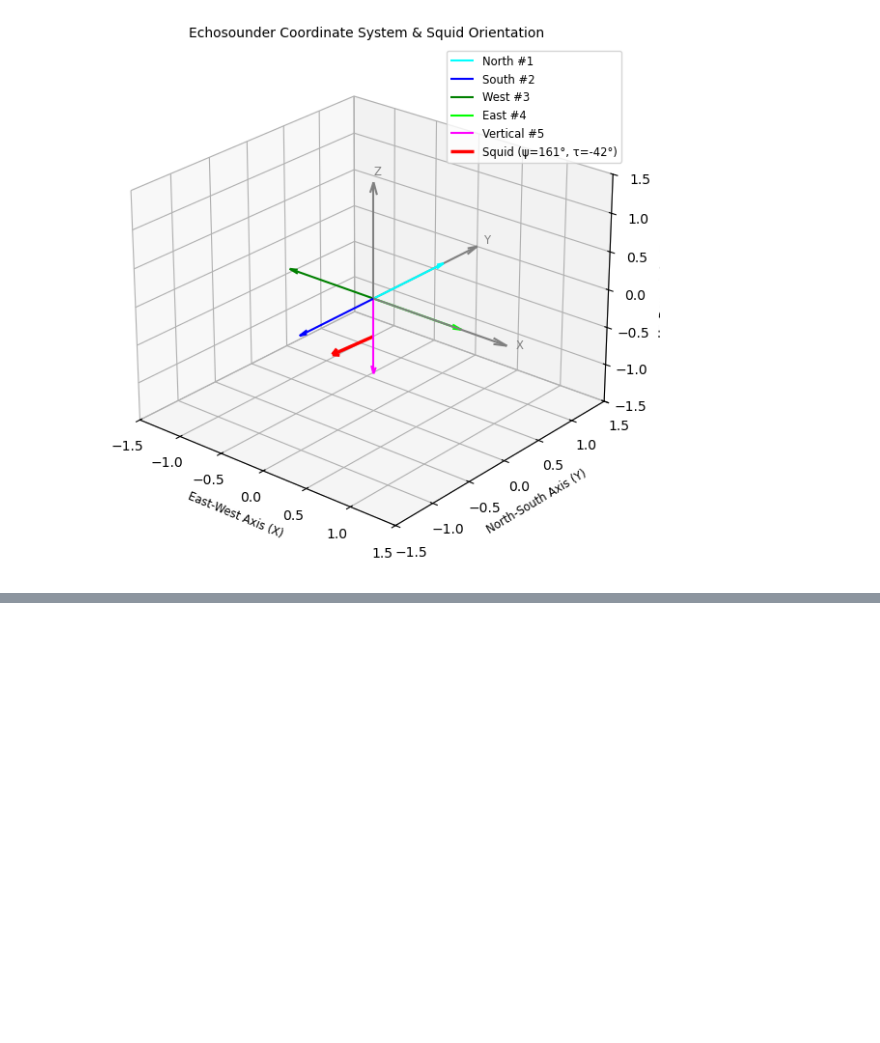
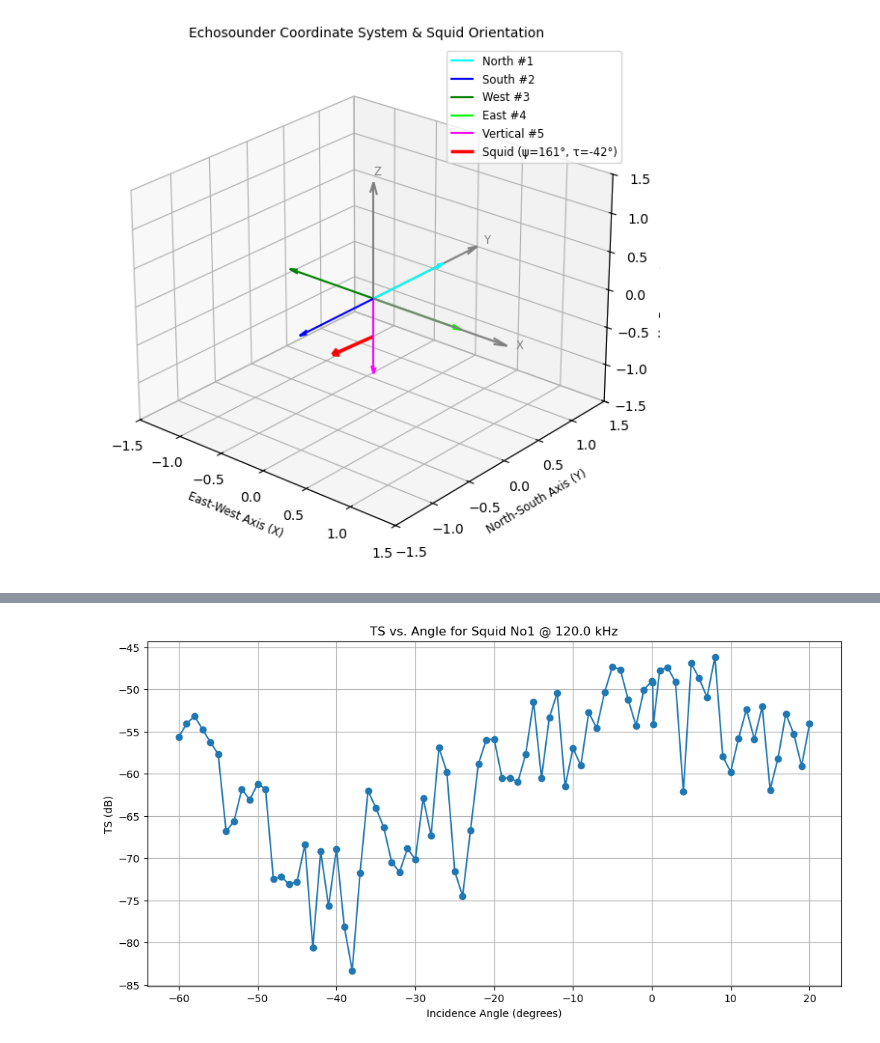
Before and after one commit to jfshanghai/5BTSS, a Jupyter notebook: processing.ipynb, the cells around one changed output, grey strips where cells are left out. Cells and saved outputs as stored; diff of their text form; code cells hidden in the pictures; blank space fills up the shorter version.

```diff
--- a/processing.ipynb
+++ b/processing.ipynb
@@ -429,0 +646,98 @@ AttributeError: 'SquidAngleGUI' object has no attribute 'tau_label'. Did you mea
+# %%
+import xarray as xr
+import matplotlib.pyplot as plt
+import numpy as np
+
+def analyze_and_plot():
+    """
+    加载和分析由 process_ts_data.py 脚本生成的 processed_squid_ts.nc 文件，
+    并生成三个示例图表。
+    """
+    try:
+        file_path = 'processed_squid_ts.nc'
+        ds = xr.open_dataset(file_path)
+    except FileNotFoundError:
+        print(f"错误: 未找到文件 '{file_path}'。")
+        print("请先运行 'process_ts_data.py' 来生成该文件。")
+        return
+
+    # --- 1. 打印NetCDF数据结构 ---
+    print("--- 数据集结构预览 ---")
+    print(ds)
+    print("\n" + "="*50 + "\n")
+
+    # --- 2. 绘图示例 A: TS vs. 入射角 ---
+    print("正在生成图表1: TS vs. Angle...")
+    try:
+        SQUID_ID_A = 'No1'
+        SYSTEM_FREQ_A = 120
+        TARGET_FREQ_A = 120
+
+        # 先精确匹配字符串维度，再对数值维度用 nearest
+        ts_data_A = (
+            ds['TS']
+            .sel(squid_id=SQUID_ID_A, system_freq=SYSTEM_FREQ_A)
+            .sel(frequency=TARGET_FREQ_A, method='nearest')
+            .sortby('angle')
+        )
+
+        plt.figure(figsize=(12, 6))
+        ts_data_A.plot.line(x='angle', marker='o', linestyle='-')
+        plt.title(f'TS vs. Angle for Squid {SQUID_ID_A} @ {ts_data_A.frequency.item():.1f} kHz')
+        plt.xlabel('Incidence Angle (degrees)')
+        plt.ylabel('TS (dB)')
+        plt.grid(True)
+        plt.show()
+    except Exception as e:
+        print(f"绘制图表1时出错: {e}")
+
+    # --- 3. 绘图示例 B: TS vs. 频率 (频率响应) ---
+    print("正在生成图表2: TS vs. Frequency...")
+    try:
+        SQUID_ID_B = 'No1'
+        SYSTEM_FREQ_B = 120
+        TARGET_ANGLE_B = 0
+
+        ts_data_B = (
+            ds['TS']
+            .sel(squid_id=SQUID_ID_B, system_freq=SYSTEM_FREQ_B)
+            .sel(angle=TARGET_ANGLE_B, method='nearest')
+            .sortby('frequency')
+        )
+
+        plt.figure(figsize=(12, 6))
+        ts_data_B.plot.line(x='frequency', marker='.')
+        plt.title(f'TS vs. Frequency for Squid {SQUID_ID_B} @ {ts_data_B.angle.item():.1f} degrees')
+        plt.xlabel('Frequency (kHz)')
+        plt.ylabel('TS (dB)')
+        plt.grid(True)
+        plt.show()
+    except Exception as e:
+        print(f"绘制图表2时出错: {e}")
+
+    # --- 4. 绘图示例 C: 2D热力图 (TS vs. 频率 vs. 角度) ---
+    print("正在生成图表3: 2D Heatmap...")
+    try:
+        SQUID_ID_C = 'No2'
+        SYSTEM_FREQ_C = 70
+
+        ts_data_C = (
+            ds['TS']
+            .sel(squid_id=SQUID_ID_C, system_freq=SYSTEM_FREQ_C)
+            .sortby('angle')
+            .sortby('frequency')
+        )
+
+        plt.figure(figsize=(12, 8))
+        ts_data_C.plot.imshow(x='angle', y='frequency', cmap='viridis')
+        plt.title(f'TS Heatmap for Squid {SQUID_ID_C} @ {SYSTEM_FREQ_C} kHz System')
+        plt.xlabel('Incidence Angle (degrees)')
+        plt.ylabel('Frequency (kHz)')
+        plt.show()
+    except Exception as e:
+        print(f"绘制图表3时出错: {e}")
+
+
+if __name__ == '__main__':
+    analyze_and_plot()
+# %% [output]
@@ -429,0 +764 @@ AttributeError: 'SquidAngleGUI' object has no attribute 'tau_label'. Did you mea
+[figure, added]
```
Also changed, not shown: parts of 33 cells of this notebook, 37 other files.
